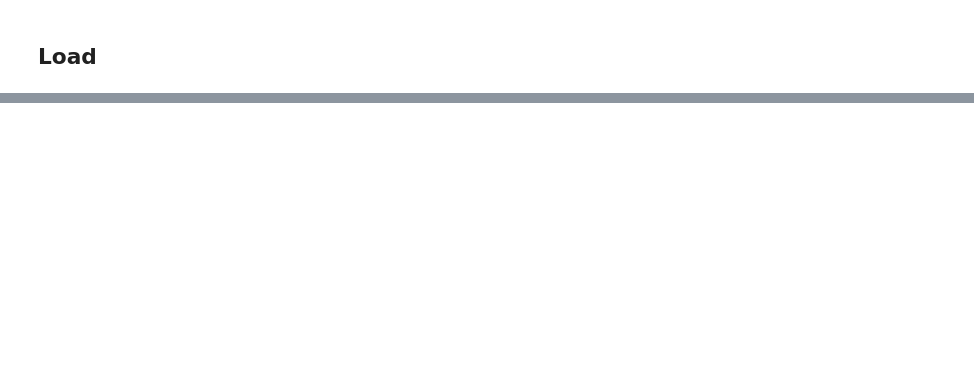
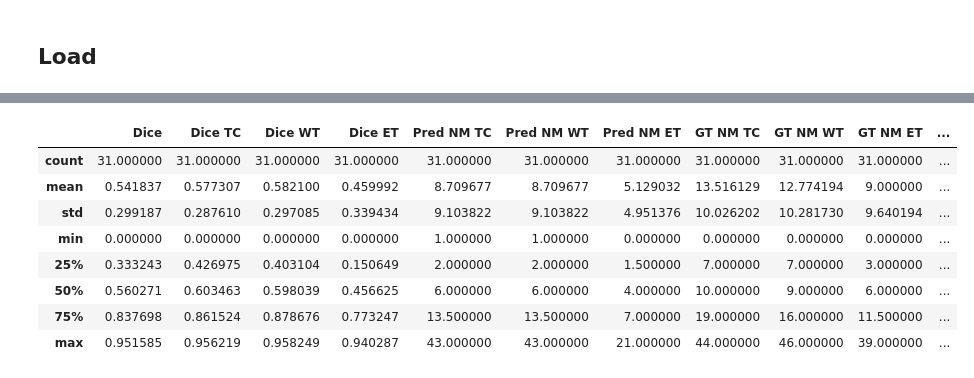
Before and after one commit to NachoGV/Semantic-Segmentation-of-Brain-Metastases-in-MRI-Scans, a Jupyter notebook: utils/results_generator.ipynb, the cells around one changed output, grey strips where cells are left out. Drawn from its saved outputs; the diff is of its cells as text; code cells hidden in the pictures; blank space fills up the shorter version.

```diff
--- a/utils/results_generator.ipynb
+++ b/utils/results_generator.ipynb
@@ -190,0 +106,15 @@ UNetR_scores.describe()
+# %%
+# UNETR
+untr_df = calculate_metrics('UNETR', data_df)
+untr_df.to_csv('../outputs/UNETR/test_scores.csv', index=False)
+untr_df.describe()
+# %% [output]
+|  | Dice | Dice TC | Dice WT | Dice ET | Pred NM TC | Pred NM WT | Pred NM ET | GT NM TC | GT NM WT | GT NM ET | ... |
+| count | 31.000000 | 31.000000 | 31.000000 | 31.000000 | 31.000000 | 31.000000 | 31.000000 | 31.000000 | 31.000000 | 31.000000 | ... |
+| mean | 0.541837 | 0.577307 | 0.582100 | 0.459992 | 8.709677 | 8.709677 | 5.129032 | 13.516129 | 12.774194 | 9.000000 | ... |
+| std | 0.299187 | 0.287610 | 0.297085 | 0.339434 | 9.103822 | 9.103822 | 4.951376 | 10.026202 | 10.281730 | 9.640194 | ... |
+| min | 0.000000 | 0.000000 | 0.000000 | 0.000000 | 1.000000 | 1.000000 | 0.000000 | 0.000000 | 0.000000 | 0.000000 | ... |
+| 25% | 0.333243 | 0.426975 | 0.403104 | 0.150649 | 2.000000 | 2.000000 | 1.500000 | 7.000000 | 7.000000 | 3.000000 | ... |
+| 50% | 0.560271 | 0.603463 | 0.598039 | 0.456625 | 6.000000 | 6.000000 | 4.000000 | 10.000000 | 9.000000 | 6.000000 | ... |
+| 75% | 0.837698 | 0.861524 | 0.878676 | 0.773247 | 13.500000 | 13.500000 | 7.000000 | 19.000000 | 16.000000 | 11.500000 | ... |
+| max | 0.951585 | 0.956219 | 0.958249 | 0.940287 | 43.000000 | 43.000000 | 21.000000 | 44.000000 | 46.000000 | 39.000000 | ... |
```
Also changed, not shown: parts of 22 cells of this notebook, 5 other files.
